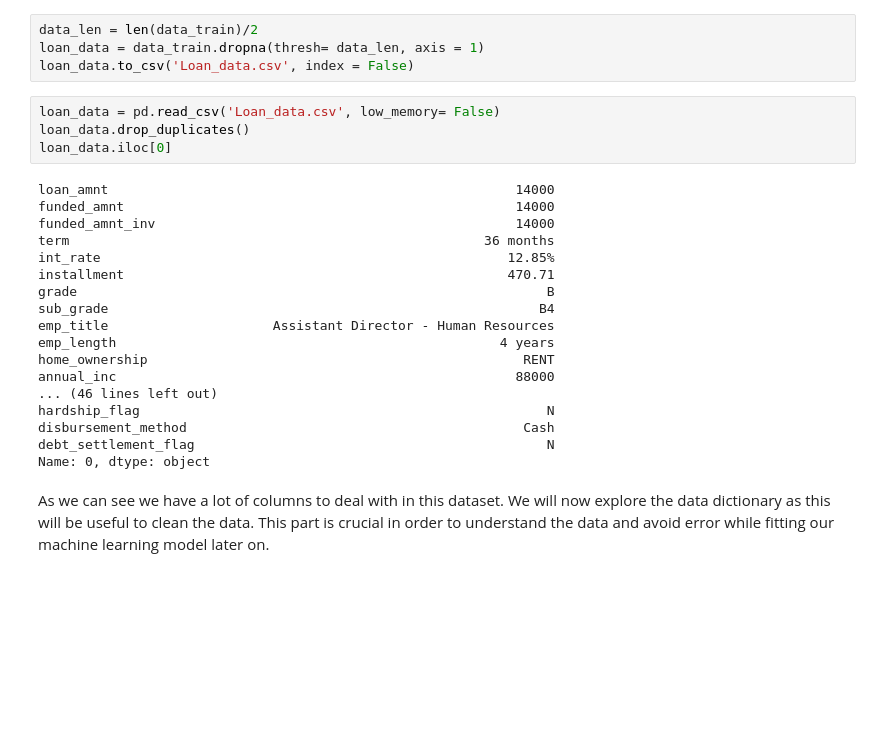
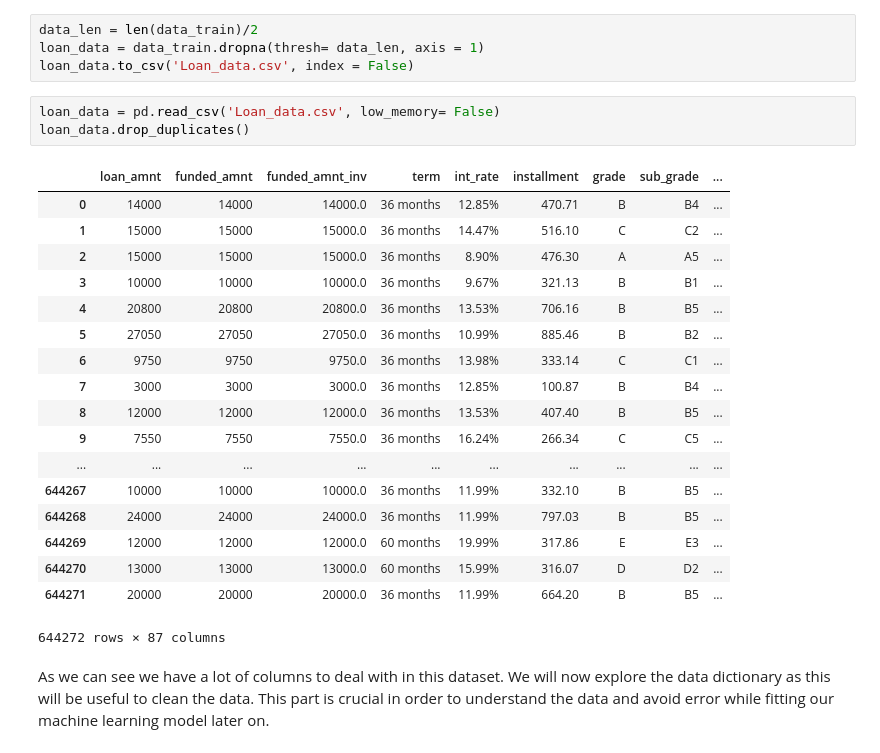
Before and after one commit to akumar911/Predicting-Loan-Default-in-P2P-Lending, a Jupyter notebook: Loan_Default_Prediction_Ver2.0.ipynb, the cells around one changed output. Saved outputs shown, nothing was run; the diff lists cells and outputs as text; blank space fills up the shorter version.

Commit message:
Further Data Visualisation

```diff
--- a/Loan_Default_Prediction_Ver2.0.ipynb
+++ b/Loan_Default_Prediction_Ver2.0.ipynb
@@ -56,25 +56,25 @@ loan_data.to_csv('Loan_data.csv', index = False)
 # %%
 loan_data = pd.read_csv('Loan_data.csv', low_memory= False)
 loan_data.drop_duplicates()
-loan_data.iloc[0]
 # %% [output]
+|  | loan_amnt | funded_amnt | funded_amnt_inv | term | int_rate | installment | grade | sub_grade | ... |
+| 0 | 14000 | 14000 | 14000.0 | 36 months | 12.85% | 470.71 | B | B4 | ... |
+| 1 | 15000 | 15000 | 15000.0 | 36 months | 14.47% | 516.10 | C | C2 | ... |
+| 2 | 15000 | 15000 | 15000.0 | 36 months | 8.90% | 476.30 | A | A5 | ... |
+| 3 | 10000 | 10000 | 10000.0 | 36 months | 9.67% | 321.13 | B | B1 | ... |
+| 4 | 20800 | 20800 | 20800.0 | 36 months | 13.53% | 706.16 | B | B5 | ... |
+| 5 | 27050 | 27050 | 27050.0 | 36 months | 10.99% | 885.46 | B | B2 | ... |
+| 6 | 9750 | 9750 | 9750.0 | 36 months | 13.98% | 333.14 | C | C1 | ... |
+| 7 | 3000 | 3000 | 3000.0 | 36 months | 12.85% | 100.87 | B | B4 | ... |
+| 8 | 12000 | 12000 | 12000.0 | 36 months | 13.53% | 407.40 | B | B5 | ... |
+| 9 | 7550 | 7550 | 7550.0 | 36 months | 16.24% | 266.34 | C | C5 | ... |
+| ... | ... | ... | ... | ... | ... | ... | ... | ... | ... |
+| 644267 | 10000 | 10000 | 10000.0 | 36 months | 11.99% | 332.10 | B | B5 | ... |
+| 644268 | 24000 | 24000 | 24000.0 | 36 months | 11.99% | 797.03 | B | B5 | ... |
+| 644269 | 12000 | 12000 | 12000.0 | 60 months | 19.99% | 317.86 | E | E3 | ... |
+| 644270 | 13000 | 13000 | 13000.0 | 60 months | 15.99% | 316.07 | D | D2 | ... |
+| 644271 | 20000 | 20000 | 20000.0 | 36 months | 11.99% | 664.20 | B | B5 | ... |
-loan_amnt                                                    14000
-funded_amnt                                                  14000
-funded_amnt_inv                                              14000
-term                                                     36 months
-int_rate                                                    12.85%
-installment                                                 470.71
-grade                                                            B
-sub_grade                                                       B4
-emp_title                     Assistant Director - Human Resources
-emp_length                                                 4 years
-home_ownership                                                RENT
-annual_inc                                                   88000
-... (46 lines left out)
-hardship_flag                                                    N
-disbursement_method                                           Cash
-debt_settlement_flag                                             N
-Name: 0, dtype: object
+644272 rows × 87 columns
 # %% [markdown]
 As we can see we have a lot of columns to deal with in this dataset. We will now explore the data dictionary as this will be useful to clean the data. This part is crucial in order to understand the data and avoid error while fitting our machine learning model later on.
 # %%
```
Also changed, not shown: parts of 6 cells of this notebook.
